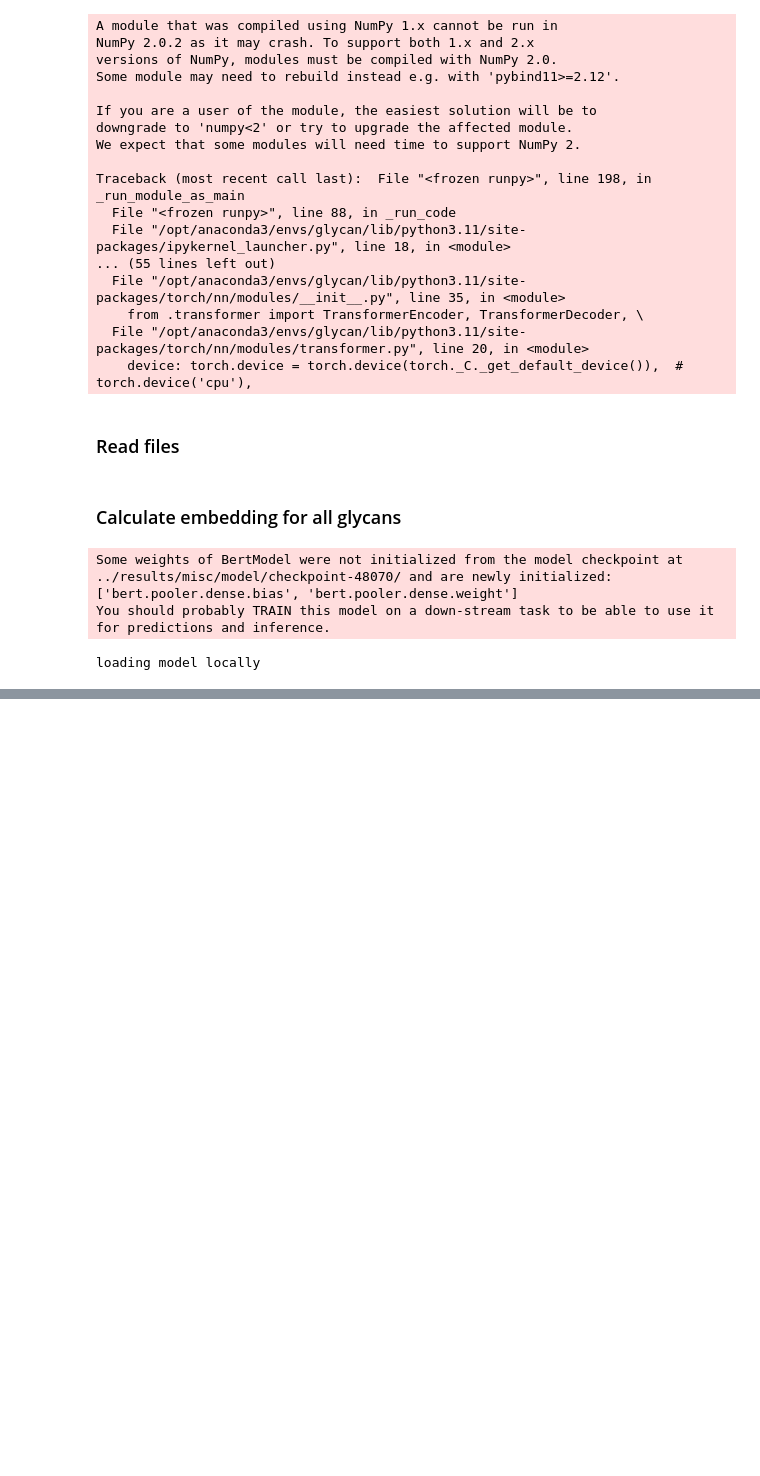
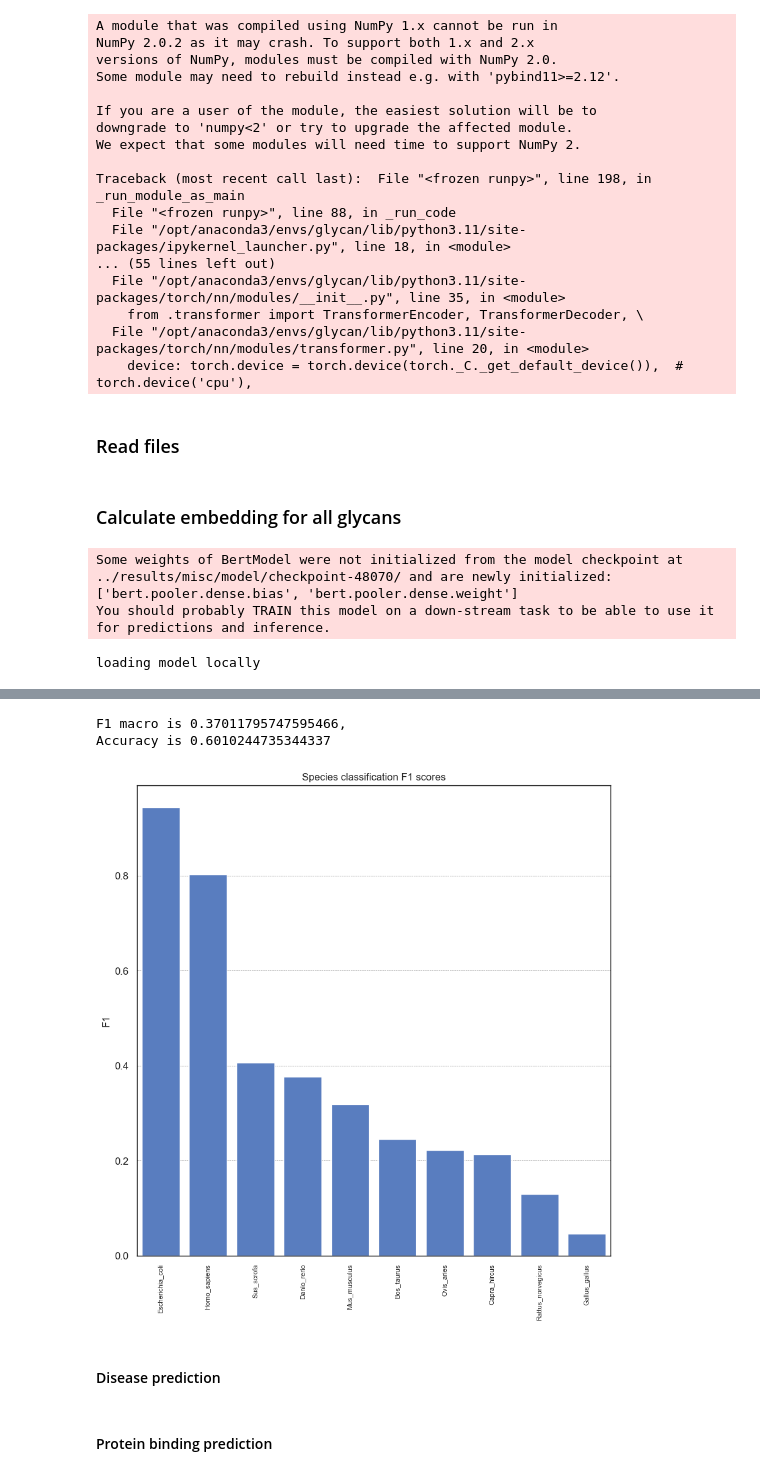
Before and after one commit to AliSaadatV/glycan_analysis, a Jupyter notebook: task2/notebooks/03_embeddings_analysis.ipynb, the cells around one changed output, grey strips where cells are left out. Saved outputs shown, nothing was run; the diff lists cells and outputs as text; code cells hidden in the pictures; blank space fills up the shorter version.

```diff
--- a/task2/notebooks/03_embeddings_analysis.ipynb
+++ b/task2/notebooks/03_embeddings_analysis.ipynb
@@ -101,0 +164,41 @@ else:
+# %%
+# keep only top K frequent species
+K = 10
+frequent_species = df_species[df_species['Species']!='undetermined']['Species'].value_counts()[0:K].index
+df_species_frequent = df_species[df_species['Species'].isin(frequent_species)].copy()
+
+# one hot encoding
+oh_enc = OneHotEncoder()
+labels_oh = oh_enc.fit_transform(df_species_frequent[['Species']])
+labels_names = oh_enc.get_feature_names_out().tolist()
+df_species_frequent[labels_names] = labels_oh.toarray()
+
+# add embeddings
+df_species_frequent = df_species_frequent.merge(all_embeds_df[['glycan'] + embeds_cols], how = 'left').dropna()
+
+# remove duplicates
+df_species_frequent = df_species_frequent[~df_species_frequent[embeds_cols].duplicated()]
+# %%
+model_species, f1_macro, f1_all_labels, accuracy = train_classifier(df_species_frequent, embeds_cols, labels_names, multi_label=True, max_iter=200, n_jobs=4)
+# %%
+print(f'F1 macro is {f1_macro},\nAccuracy is {accuracy}')
+# %% [output]
+F1 macro is 0.37011795747595466,
+Accuracy is 0.6010244735344337
+# %%
+f1_all_labels_df = pd.DataFrame({'F1': f1_all_labels, 'Species': [x[8:] for x in labels_names]})
+f1_all_labels_df = f1_all_labels_df.sort_values(by='F1', ascending=False)
+
+plt.figure(figsize=(10, 10))
+sns.barplot(data=f1_all_labels_df, x='Species', y='F1')
+plt.xticks(rotation=90, fontsize=8)
+plt.xlabel(None)
+plt.title('Species classification F1 scores')
+plt.savefig(config['paths']['figures_dir']+'/species_classification.png')
+plt.show()
+# %% [output]
+[figure, added]
+# %% [markdown]
+#### Disease prediction
+# %% [markdown]
+#### Protein binding prediction
```
Also changed, not shown: parts of 11 cells of this notebook, 5 other files.
